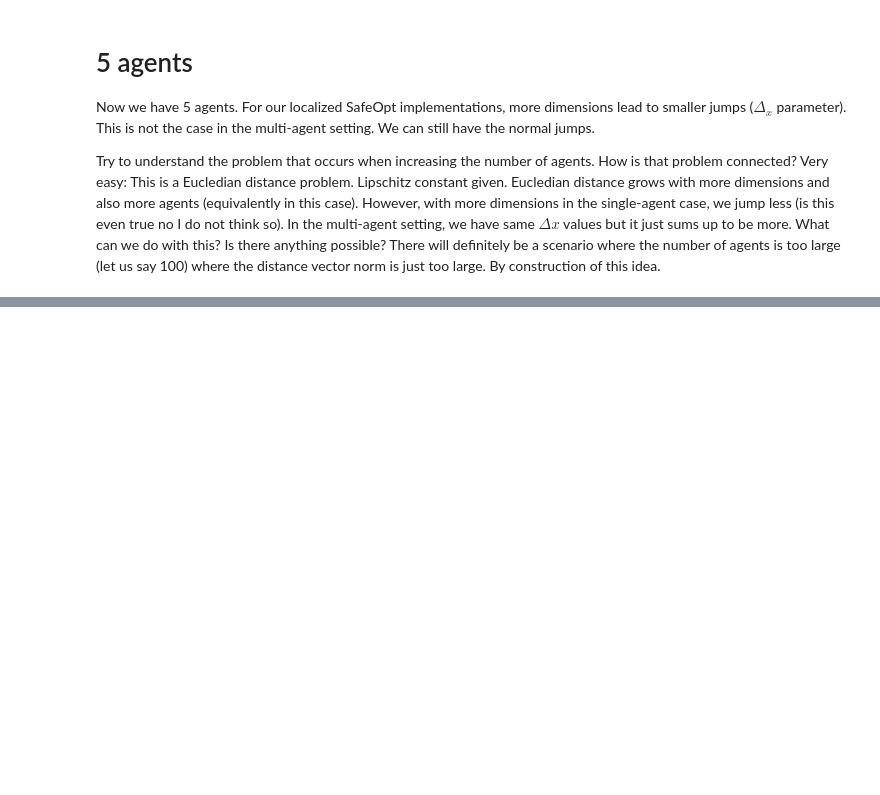
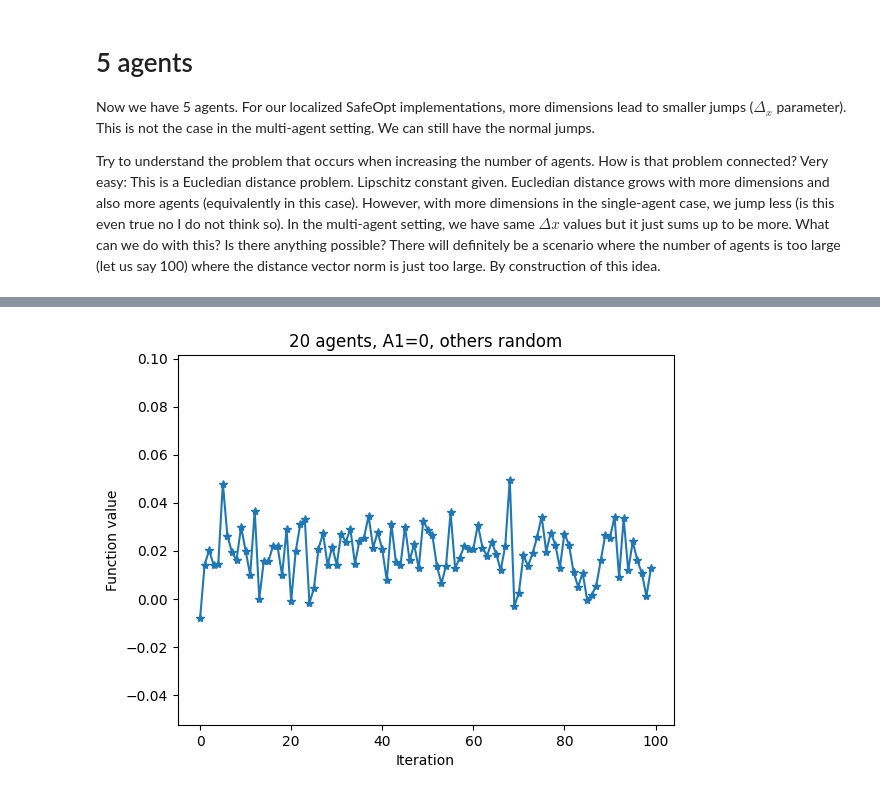
Before and after one commit to tokmaka1/CDC-2025, a Jupyter notebook: MAS-time-test.ipynb, the cells around one changed output, grey strips where cells are left out. Drawn from its saved outputs; the diff is of its cells as text; code cells hidden in the pictures; blank space fills up the shorter version.

Commit message:
SafeOpt toy example

```diff
--- a/MAS-time-test.ipynb
+++ b/MAS-time-test.ipynb
@@ -422,0 +564,96 @@ What can we do with this? Is there anything possible? There will definitely be a
+# %%
+# Create function ground truth
+# It is a 2D function for the 2 agents that we have
+# Create function
+lengthscale = np.sqrt(20)/10  # sqrt(n)/10
+noise_std = 1e-2
+RKHS_norm = 1
+gt = ground_truth(num_center_points=1000, dimension=20, RKHS_norm=RKHS_norm, lengthscale=lengthscale)
+
+# a1=0
+X_list = [torch.zeros(100)]  # Agent 1 starts with zeros
+
+# Generate random actions for Agent 2 to Agent 20
+for agent in range(2, 21):
+    random_values = torch.rand(100)  # Random 100 actions for each agent
+    X_list.append(random_values)
+
+# Stack all actions into a tensor
+X = torch.stack(X_list, dim=1)  # Stack along the second dimension
+function_values = torch.tensor(gt.f(X), dtype=torch.float32)
+plt.figure()
+plt.plot(range(len(function_values)), function_values, '-*')
+plt.xlabel('Iteration')
+plt.ylabel('Function value')
+plt.title('20 agents, A1=0, others random')
+plt.ylim([min(gt.fX), max(gt.fX)])
+plt.show()
+
+
+
+
+# We can see that for random, we have no chance at all because it is just a noisy process. For sampling "closely" (last figure), the function is very smooth which is guaranteed by bounded RKHS norm.
+# SafeOpt-style sampling will give us something in between.
+
+
+# Now similar to last one. But just around a ball of radium 0.01 in which we can act randomly
+# Radius is for the last point only
+
+
+X_list = [torch.zeros(100) for _ in range(21)]  # Create 21 tensors, X[0] will be unused
+X_list[1][0] = 0.0  # Set the first value of X2 to 0 (agent_1=0)
+
+# Generate values for X2 to X20
+for agent in range(2, 21):
+    X_list[agent][0] = torch.rand(1)  # Start with a random value in [0, 1]
+    for i in range(1, 100):
+        X_list[agent][i] = torch.clamp(X_list[agent][i - 1] + (torch.rand(1).item() - 0.5) * 0.02, 0, 1)
+
+# Stack tensors along the second dimension
+X = torch.stack(X_list[1:], dim=1)  # Ignore the unused X_list[0]
+
+# Evaluate function values (assuming gt.f is provided elsewhere)
+function_values = torch.tensor(gt.f(X), dtype=torch.float32)
+
+
+plt.figure()
+plt.plot(range(len(function_values)), function_values, '*')
+plt.xlabel('Iteration')
+plt.ylabel('Function value')
+plt.title('20 agents, agent_1=0, others random start, $10^{-2}$ radius from last sample')
+plt.ylim([min(gt.fX), max(gt.fX)])
+plt.show()
+
+
+
+
+
+# Now any of the previous samples, radius 5e-2
+# Number of samples per sequence
+num_samples = 100
+# Number of sequences
+num_sequences = 20
+
+# Initialize the tensor to hold all sequences
+X = torch.zeros((num_samples, num_sequences))
+
+# Loop to generate each Xi
+for seq_idx in range(1, num_sequences):
+    X[0, seq_idx] = torch.rand(1)  # Start with a random value in [0, 1]
+    for i in range(1, num_samples):
+        # Randomly select one of the previously sampled points
+        previous_sample = X[:i, seq_idx][torch.randint(0, i, (1,))]
+        # Generate a new value within the radius of 0.001 from the selected sample
+        new_value = previous_sample + (torch.rand(1) - 0.5) * 1e-1
+        # Clamp the new value to ensure it stays within [0, 1]
+        X[i, seq_idx] = torch.clamp(new_value, 0.0, 1.0)
+function_values = torch.tensor(gt.f(X), dtype=torch.float32)
+plt.figure()
+plt.plot(range(len(function_values)), function_values, '-*')
+plt.xlabel('Iteration')
+plt.ylabel('Function value')
+plt.title('20 agents, agent_1=0, others random start, $5\cdot 10^{-2}$ radius any previous sample')
+plt.ylim([min(gt.fX), max(gt.fX)])
+plt.show()
+# %% [output]
+[figure, added]
```
Also changed, not shown: parts of 11 cells of this notebook, 2 other files.
